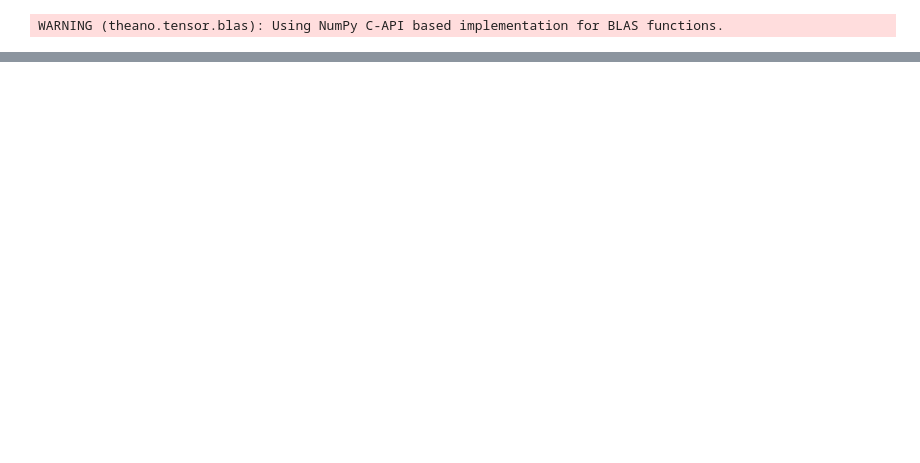
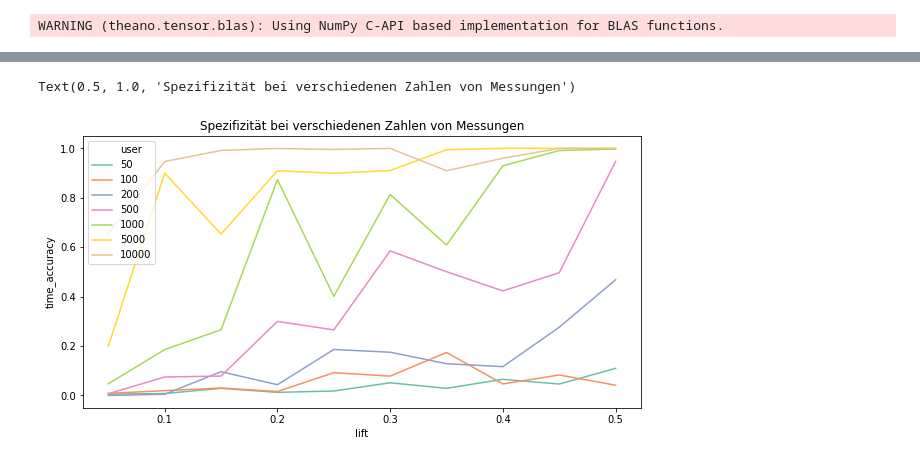
Before and after one commit to Ethuer/DataBlog, a Jupyter notebook: General/Lift_test_bayesian_part2.ipynb, the cells around one changed output, grey strips where cells are left out. Drawn from its saved outputs; the diff is of its cells as text; code cells hidden in the pictures; blank space fills up the shorter version.

```diff
--- a/General/Lift_test_bayesian_part2.ipynb
+++ b/General/Lift_test_bayesian_part2.ipynb
@@ -100,0 +240,7 @@ for n_users in user_numbers:
+# %%
+fig = plt.figure(figsize=(10,5))
+ax = sns.lineplot(data=data, x='lift', y='time_accuracy', hue='user', palette='Set2' )
+ax.set_title("Spezifizität bei verschiedenen Zahlen von Messungen")
+# %% [output]
+Text(0.5, 1.0, 'Spezifizität bei verschiedenen Zahlen von Messungen')
+[figure, added]
```
Also changed, not shown: parts of 19 cells of this notebook.
